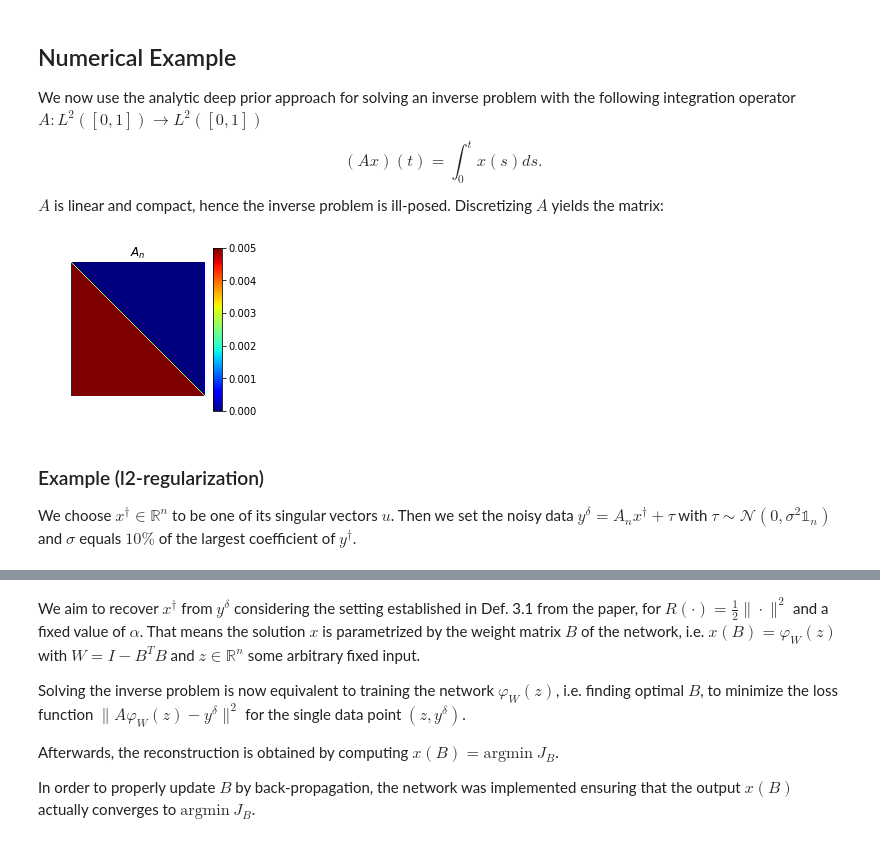
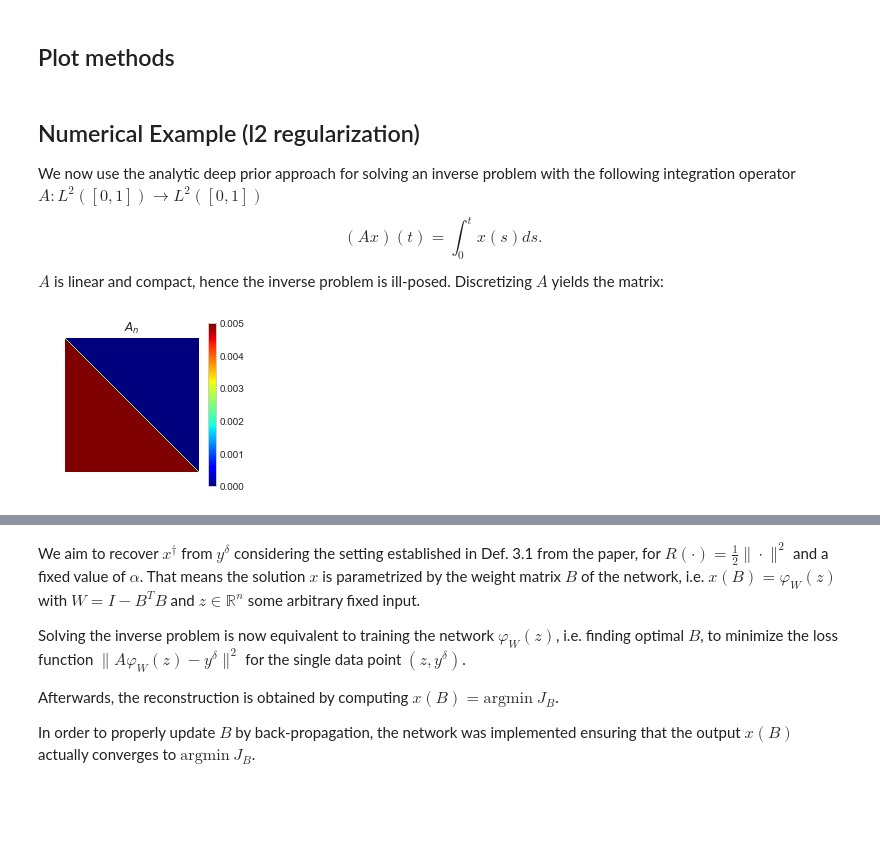
Before and after one commit to oterobaguer/analytic-deep-prior, a Jupyter notebook: analytic_deep_prior.ipynb, the cells around one changed output, grey strips where cells are left out. Drawn from its saved outputs; the diff is of its cells as text; code cells hidden in the pictures; blank space fills up the shorter version.

```diff
--- a/analytic_deep_prior.ipynb
+++ b/analytic_deep_prior.ipynb
@@ -126,0 +136,2 @@ def analytic_deep_prior(A, z, y_delta, alpha, lam=1.0, pen='l2', iters=20000, la
+# %% [markdown]
+## Plot methods
@@ -127,5 +212,5 @@ def analytic_deep_prior(A, z, y_delta, alpha, lam=1.0, pen='l2', iters=20000, la
 # %% [markdown]
-## Numerical Example
+## Numerical Example (l2 regularization)
 We now use the analytic deep prior approach for solving an inverse problem with the following integration operator $A:L^2\left(\left[0,1\right]\right)\rightarrow L^2\left(\left[0,1\right]\right)$
 \begin{equation}
 \label{integration_operator}
@@ -133,22 +218,22 @@ We now use the analytic deep prior approach for solving an inverse problem with
 \end{equation}
 $A$ is linear and compact, hence  the inverse problem is ill-posed. Discretizing $A$ yields the matrix:
 # %%
+import matplotlib.pyplot as plt
 %matplotlib inline
-
-from misc import get_operator
-from plot_tools import *
-import matplotlib.pyplot as plt
+plt.style.use('seaborn-whitegrid')
 
 n=200
-A, L, pts = get_operator('integral', n)
+h = 1 / n
+A = h * (np.tril(np.ones(n)) - (1 / 2) * np.diag(np.ones(n)))
+L = np.linalg.norm(A, 2) ** 2
+
+pts = np.arange(h / 2, 1, h)
+u, s, v = np.linalg.svd(A)
 
 fig = plt.figure(figsize=(3, 3))
 ax = fig.add_subplot(1, 1, 1)
-plot_matrix(ax, A, '$A_n$', make_colorbar=True)
+plot_matrix(ax, A, '$A_n$')
 
-# plt.savefig('operator_matrix.pdf')
+plt.savefig('figures/operator_matrix.pdf')
 # %% [output]
-[figure, old version]
+[figure, new version]
-# %% [markdown]
-### Example (l2-regularization)
-We choose $x^\dagger \in \mathbb{R}^n$ to be one of its singular vectors $u$. Then we set the noisy data ${y^\delta = A_n x^\dagger + \tau}$ with ${\tau \sim \mathcal{N}(0,\sigma^2\mathbb{1}_n)}$ and $\sigma$ equals $10\%$ of the largest coefficient of $y^\dagger$.
```
Also changed, not shown: parts of 33 cells of this notebook, 6 other files.
